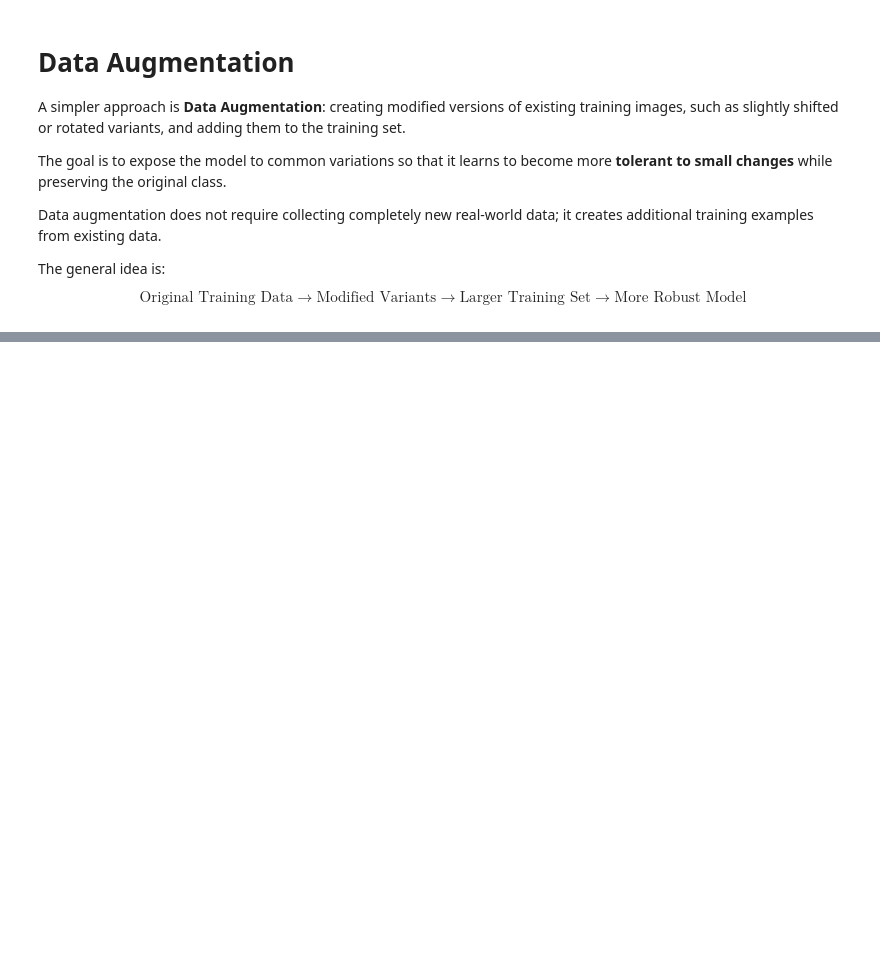
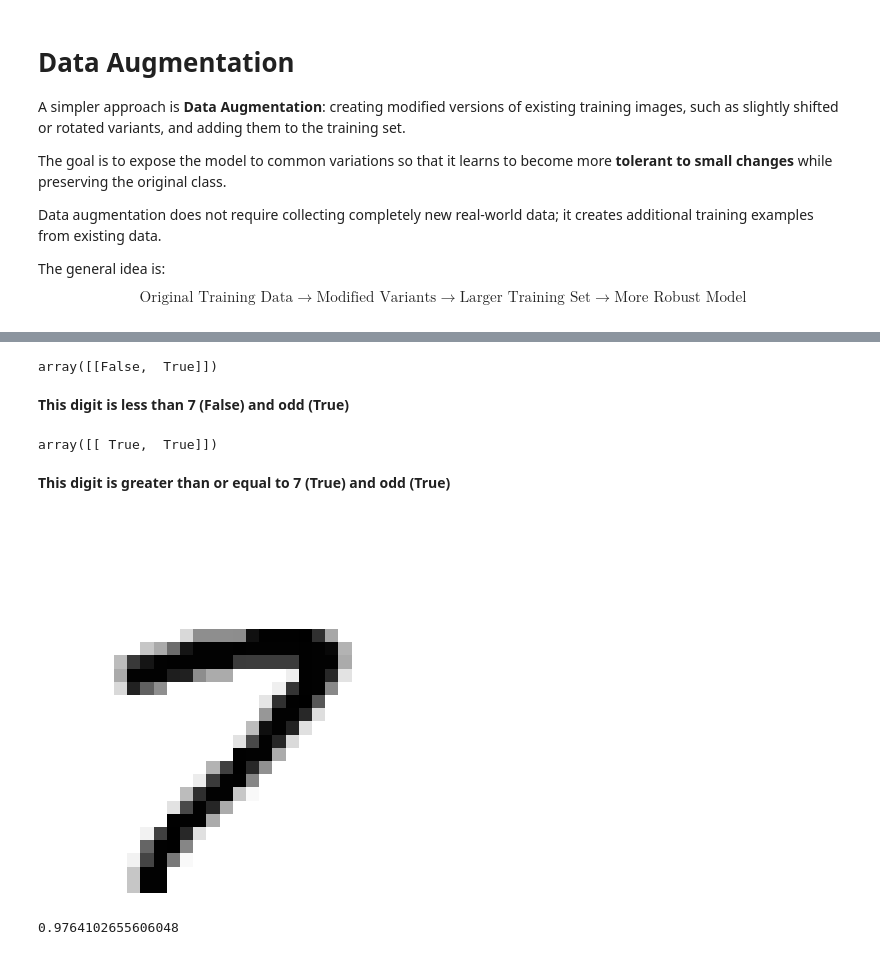
Before and after one commit to MuhammadHoseinYeganeh/MNIST-project, a Jupyter notebook: mnist.ipynb, the cells around one changed output, grey strips where cells are left out. Saved outputs shown, nothing was run; the diff lists cells and outputs as text; code cells hidden in the pictures; blank space fills up the shorter version.

Commit message:
Explore multilabel classification and classifier chains

```diff
--- a/mnist.ipynb
+++ b/mnist.ipynb
@@ -1340,0 +1378,16 @@ $$
+# %%
+knn_clf.predict([some_digit])
+# %% [output]
+array([[False,  True]])
+# %% [markdown]
+**This digit is less than 7 (False) and odd (True)**
+# %%
+knn_clf.predict([X[123]])
+# %% [output]
+array([[ True,  True]])
+# %% [markdown]
+**This digit is greater than or equal to 7 (True) and odd (True)**
+# %%
+show_image(X[123])
+# %% [output]
+[figure, added]
@@ -1340,0 +1396,4 @@ $$
+# %%
+f1_score(y_multilabel, y_train_knn_pred, average="macro")
+# %% [output]
+0.9764102655606048
```
Also changed, not shown: parts of 9 cells of this notebook.
